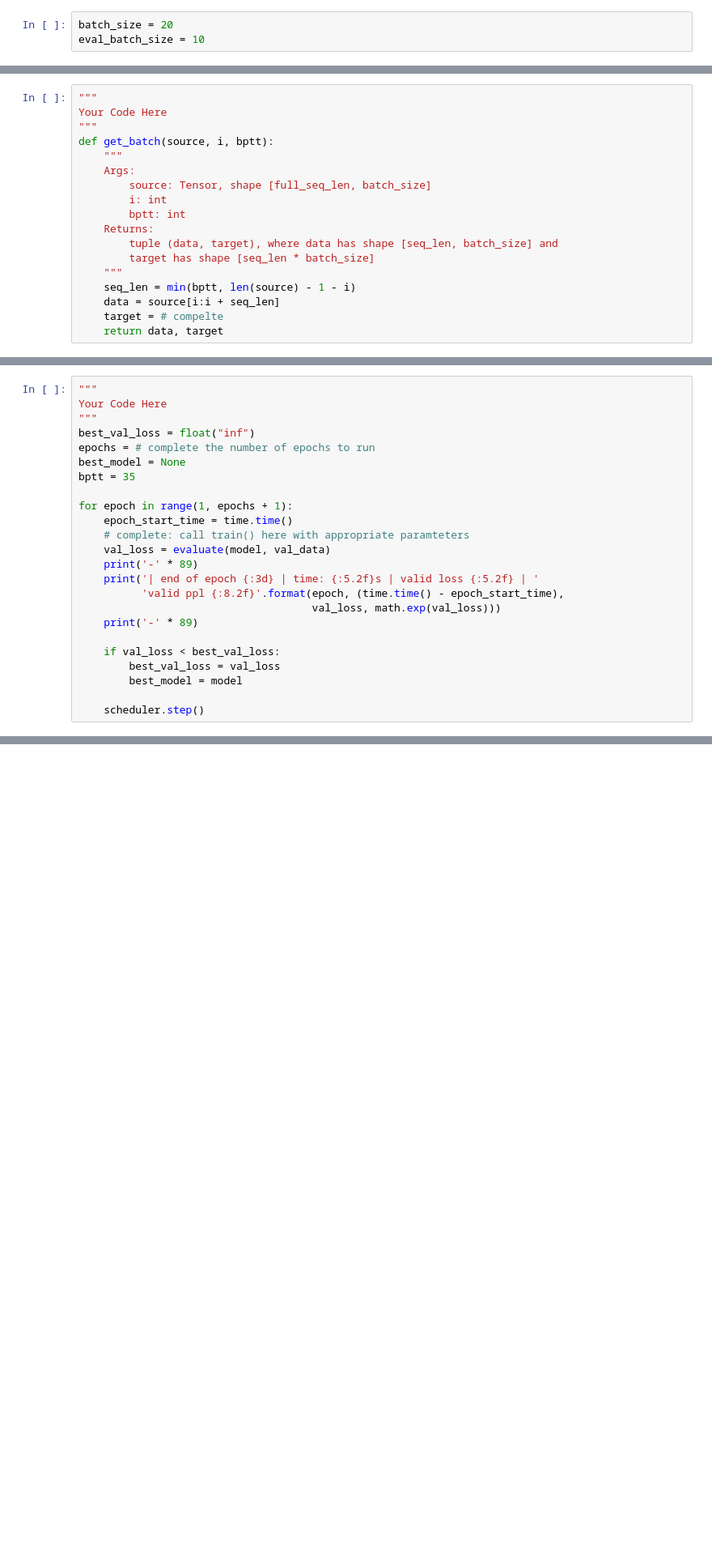
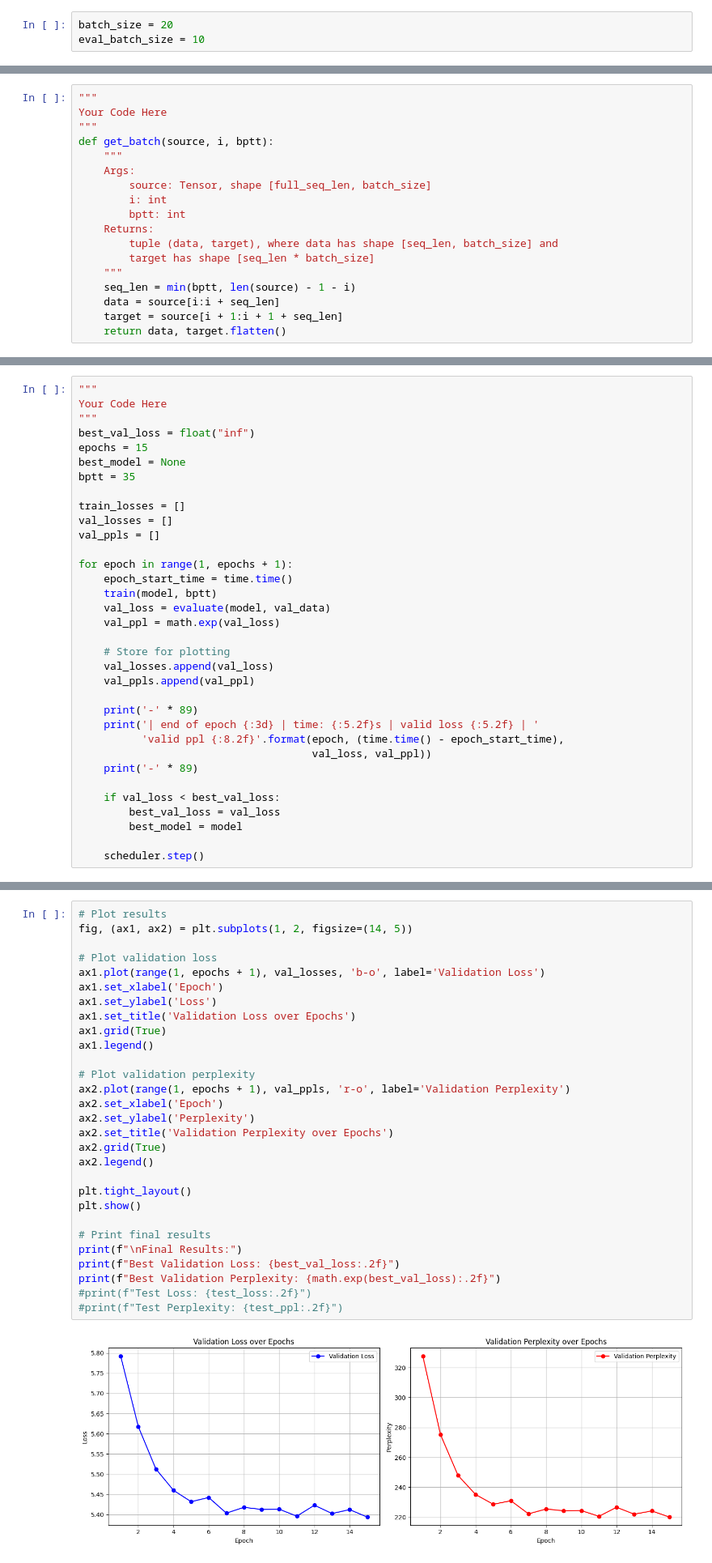
Before and after one commit to AmitosForever/Deep-Learning-Course, a Jupyter notebook: HW3/ece046211_hw3_seq_tasks_students.ipynb, the cells around one changed output, grey strips where cells are left out. Shown at 81% size. Cells and saved outputs as stored; diff of their text form; blank space fills up the shorter version.

```diff
--- a/HW3/ece046211_hw3_seq_tasks_students.ipynb
+++ b/HW3/ece046211_hw3_seq_tasks_students.ipynb
@@ -307,5 +349,5 @@ def get_batch(source, i, bptt):
     """
     seq_len = min(bptt, len(source) - 1 - i)
     data = source[i:i + seq_len]
-    target = # compelte
-    return data, target
+    target = source[i + 1:i + 1 + seq_len]
+    return data, target.flatten()
@@ -440,18 +547,28 @@ def train(model, bptt):
 Your Code Here
 """
 best_val_loss = float("inf")
-epochs = # complete the number of epochs to run
+epochs = 15
 best_model = None
 bptt = 35
 
+train_losses = []
+val_losses = []
+val_ppls = []
+
 for epoch in range(1, epochs + 1):
     epoch_start_time = time.time()
-    # complete: call train() here with appropriate paramteters
+    train(model, bptt)
     val_loss = evaluate(model, val_data)
+    val_ppl = math.exp(val_loss)
+
+    # Store for plotting
+    val_losses.append(val_loss)
+    val_ppls.append(val_ppl)
+
     print('-' * 89)
     print('| end of epoch {:3d} | time: {:5.2f}s | valid loss {:5.2f} | '
           'valid ppl {:8.2f}'.format(epoch, (time.time() - epoch_start_time),
-                                     val_loss, math.exp(val_loss)))
+                                     val_loss, val_ppl))
     print('-' * 89)
 
     if val_loss < best_val_loss:
@@ -461,0 +597,31 @@ for epoch in range(1, epochs + 1):
+# %%
+# Plot results
+fig, (ax1, ax2) = plt.subplots(1, 2, figsize=(14, 5))
+
+# Plot validation loss
+ax1.plot(range(1, epochs + 1), val_losses, 'b-o', label='Validation Loss')
+ax1.set_xlabel('Epoch')
+ax1.set_ylabel('Loss')
+ax1.set_title('Validation Loss over Epochs')
+ax1.grid(True)
+ax1.legend()
+
+# Plot validation perplexity
+ax2.plot(range(1, epochs + 1), val_ppls, 'r-o', label='Validation Perplexity')
+ax2.set_xlabel('Epoch')
+ax2.set_ylabel('Perplexity')
+ax2.set_title('Validation Perplexity over Epochs')
+ax2.grid(True)
+ax2.legend()
+
+plt.tight_layout()
+plt.show()
+
+# Print final results
+print(f"\nFinal Results:")
+print(f"Best Validation Loss: {best_val_loss:.2f}")
+print(f"Best Validation Perplexity: {math.exp(best_val_loss):.2f}")
+#print(f"Test Loss: {test_loss:.2f}")
+#print(f"Test Perplexity: {test_ppl:.2f}")
+# %% [output]
+[figure, added]
```
Also changed, not shown: parts of 15 cells of this notebook.
